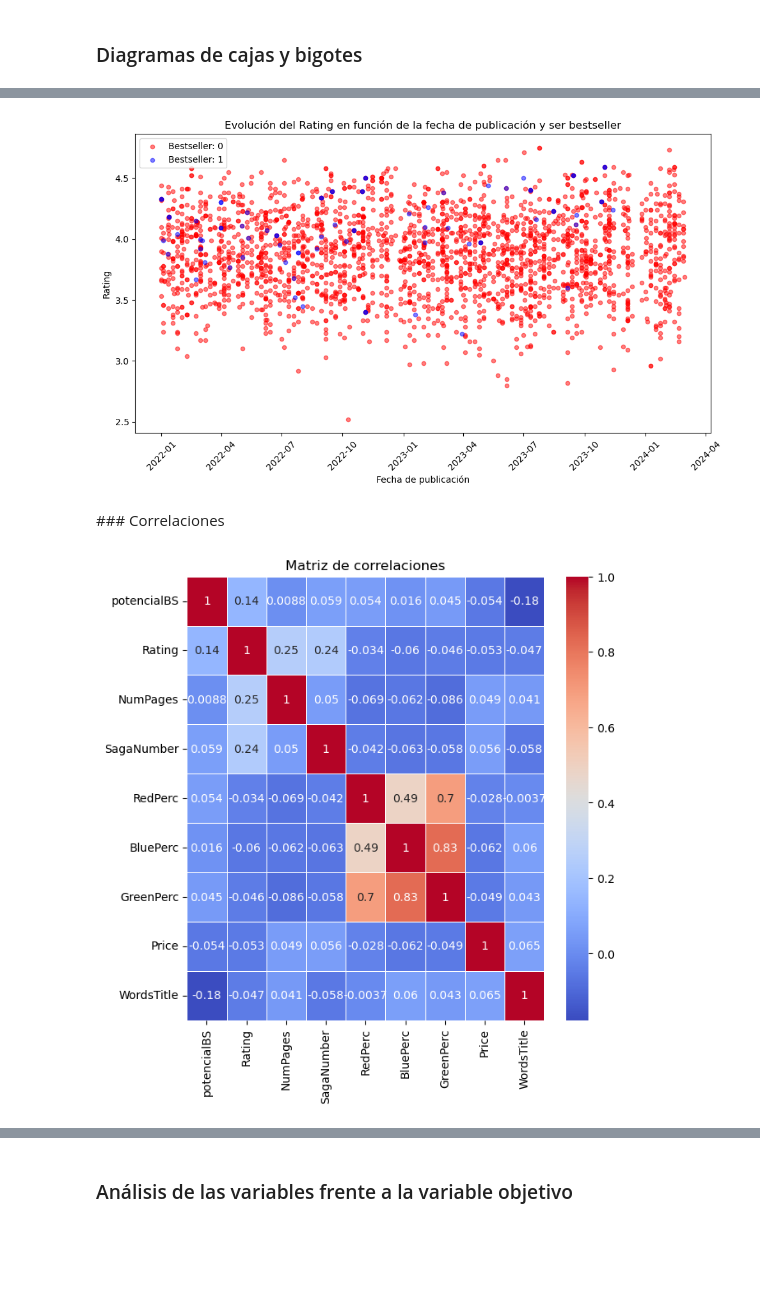
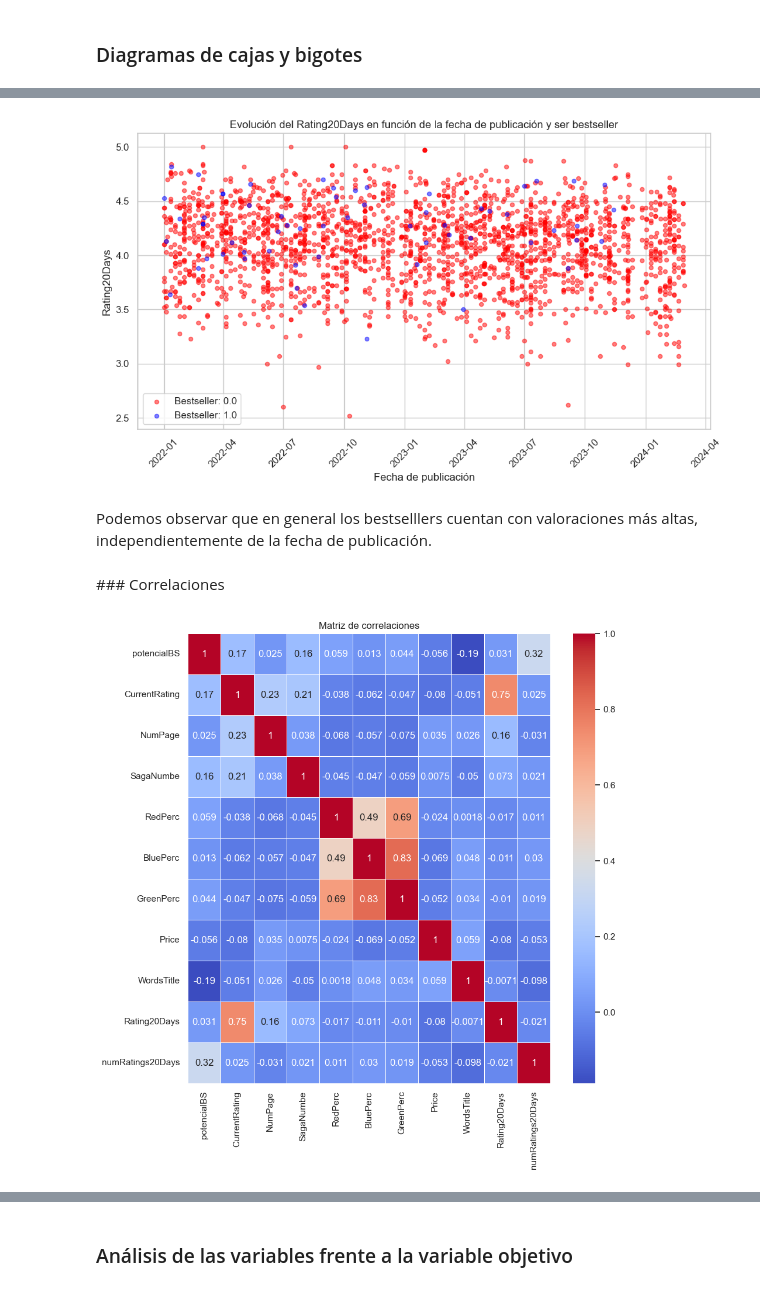
Before and after one commit to MMCCJJ/NOVELLA, a Jupyter notebook: src/exploracion/exploracion.ipynb, the cells around one changed output, grey strips where cells are left out. Cells and saved outputs as stored; diff of their text form; code cells hidden in the pictures; blank space fills up the shorter version.

```diff
--- a/src/exploracion/exploracion.ipynb
+++ b/src/exploracion/exploracion.ipynb
@@ -7,7 +8,7 @@ import pandas as pd
 import matplotlib.pyplot as plt
 import seaborn as sns
 # %%
-df = pd.read_csv("/Users/maria/Dropbox/UCM/PD1/pruebas-proyecto/LIBROS_FINAL.csv")
+df = pd.read_csv("/Users/maria/Dropbox/UCM/PD1/pruebas-proyecto/LIBROS_COMPLETOS.csv")
 # %%
 df = df.iloc[:, 3:]
 # %%
@@ -82,5 +83,7 @@ plt.show()
 ### Géneros más presentes
 # %%
 # Dividimos la columna GenresList en listas de géneros
-df['GenresList'] = df['GenresList'].apply(lambda x: x.strip('[]').replace("'", "").split(", "))
+
+# Verificamos si el valor es nulo (NaN) antes de aplicar strip()
+df['GenresList'] = df['GenresList'].apply(lambda x: x.strip('[]').replace("'", "").split(", ") if isinstance(x, str) else np.nan)
 # %%
@@ -217,6 +231,6 @@ plt.show()
 # %%
 
-variable = 'Rating'
+variable = 'Rating20Days'
 # Convertir la columna 'DatePublished' a formato de fecha
 df['DatePublished'] = pd.to_datetime(df['DatePublished'])
 
@@ -239,19 +253,21 @@ plt.xticks(rotation=45)
 plt.tight_layout()
 plt.show()
 # %% [output]
-[figure, old version]
+[figure, new version]
+# %% [markdown]
+Podemos observar que en general los bestselllers cuentan con valoraciones más altas, independientemente de la fecha de publicación.
 # %% [markdown]
 ### Correlaciones
 # %%
-variablesCorrelacion = ["potencialBS", "Rating", "NumPages", "SagaNumber", "RedPerc", "BluePerc", "GreenPerc", "Price", "WordsTitle"]
+variablesCorrelacion = ["potencialBS", "CurrentRating", "NumPage", "SagaNumbe", "RedPerc", "BluePerc", "GreenPerc", "Price", "WordsTitle", 'Rating20Days', 'numRatings20Days']
 
 # Calcula la matriz de correlación
 correlation_matrix = df[variablesCorrelacion].corr()
 
 # Crea el mapa de calor (heatmap) usando seaborn
-plt.figure(figsize=(7, 7))
+plt.figure(figsize=(10, 10))
 sns.heatmap(correlation_matrix, annot=True, cmap='coolwarm', linewidths=0.5)
 plt.title('Matriz de correlaciones')
 plt.show()
 # %% [output]
-[figure, old version]
+[figure, new version]
```
Also changed, not shown: parts of 21 cells of this notebook.
